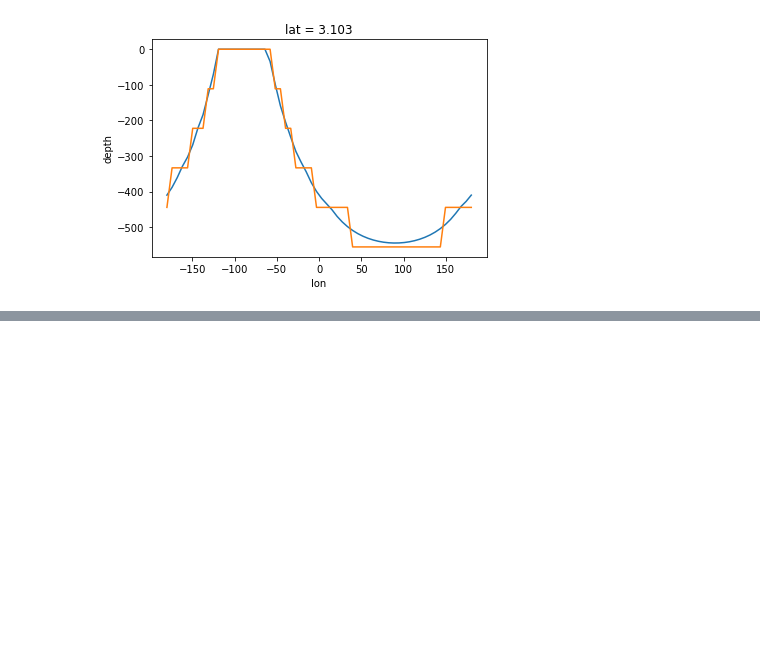
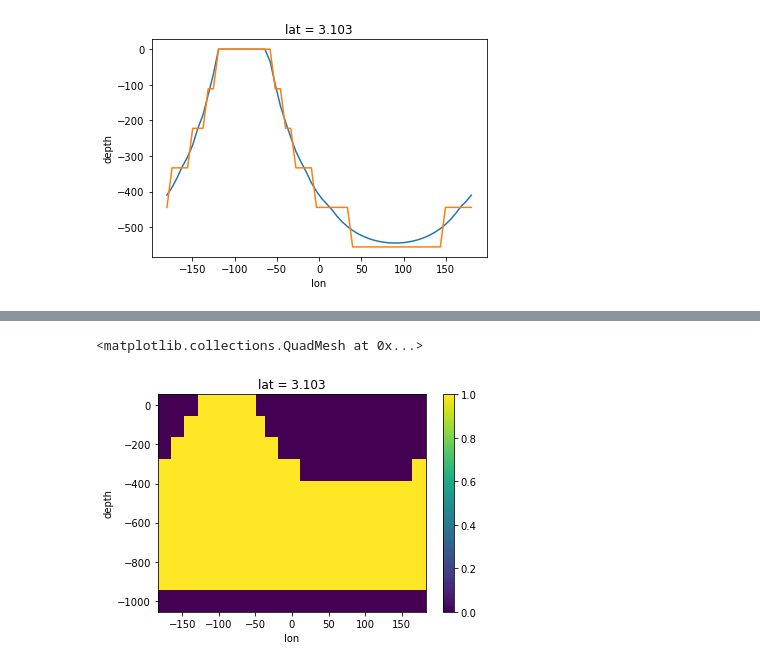
Before and after one commit to willirath/geomar-open-hacky-hour-2021-04, a Jupyter notebook: 2022-04-29/lazy_eval_vertical_interpolation.ipynb, the cells around one changed output, grey strips where cells are left out. Cells and saved outputs as stored; diff of their text form; code cells hidden in the pictures; blank space fills up the shorter version.

```diff
--- a/2022-04-29/lazy_eval_vertical_interpolation.ipynb
+++ b/2022-04-29/lazy_eval_vertical_interpolation.ipynb
@@ -180,0 +227,5 @@ nearest_depth.sel(lat=0, method="nearest").plot(label="nearest");
+# %%
+(temperature.shift(depth=-1) < target_temp).sel(lat=0, method="nearest").T.plot()
+# %% [output]
+<matplotlib.collections.QuadMesh at 0x...>
+[figure, added]
```
Also changed, not shown: parts of 19 cells of this notebook.
